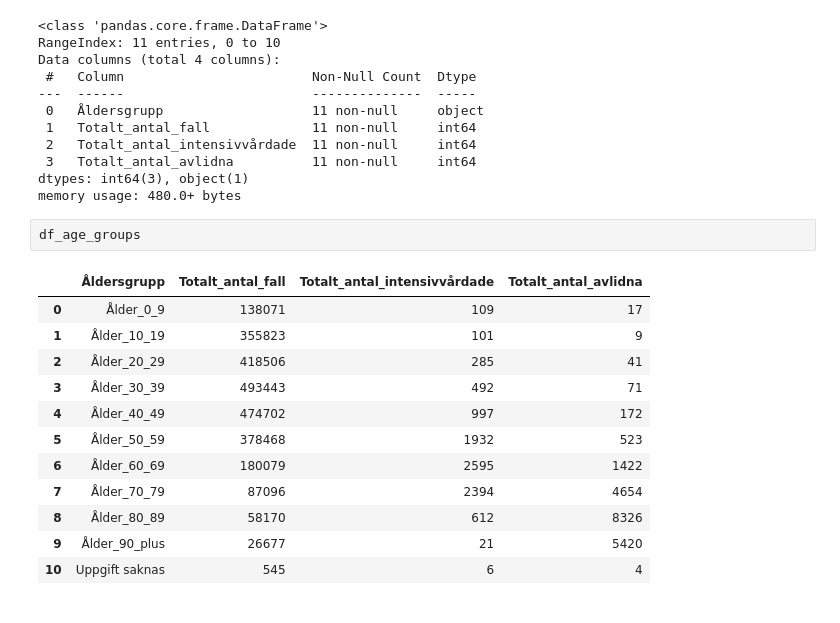
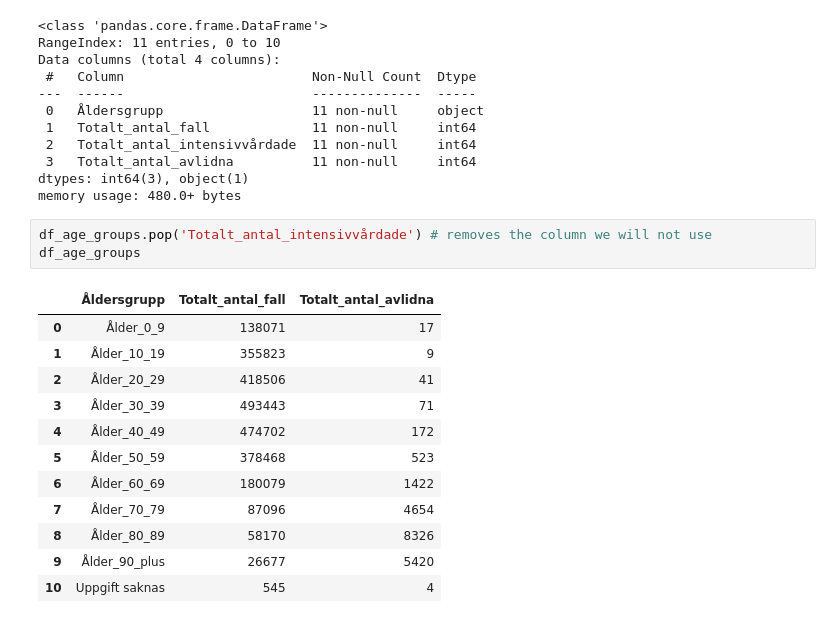
Before and after one commit to SCGlass/Data-Processing-Sam-Glass, a Jupyter notebook: Lab_Covid/Lab_exercise_3.ipynb, the cells around one changed output. Saved outputs shown, nothing was run; the diff lists cells and outputs as text.

```diff
--- a/Lab_Covid/Lab_exercise_3.ipynb
+++ b/Lab_Covid/Lab_exercise_3.ipynb
@@ -30,18 +30,19 @@ Data columns (total 4 columns):
  3   Totalt_antal_avlidna          11 non-null     int64
 dtypes: int64(3), object(1)
 memory usage: 480.0+ bytes
-# %%
-df_age_groups
-# %% [output]
-|  | Åldersgrupp | Totalt_antal_fall | Totalt_antal_intensivvårdade | Totalt_antal_avlidna |
-| 0 | Ålder_0_9 | 138071 | 109 | 17 |
-| 1 | Ålder_10_19 | 355823 | 101 | 9 |
-| 2 | Ålder_20_29 | 418506 | 285 | 41 |
-| 3 | Ålder_30_39 | 493443 | 492 | 71 |
-| 4 | Ålder_40_49 | 474702 | 997 | 172 |
-| 5 | Ålder_50_59 | 378468 | 1932 | 523 |
-| 6 | Ålder_60_69 | 180079 | 2595 | 1422 |
-| 7 | Ålder_70_79 | 87096 | 2394 | 4654 |
-| 8 | Ålder_80_89 | 58170 | 612 | 8326 |
-| 9 | Ålder_90_plus | 26677 | 21 | 5420 |
-| 10 | Uppgift saknas | 545 | 6 | 4 |
+# %%
+df_age_groups.pop('Totalt_antal_intensivvårdade') # removes the column we will not use
+df_age_groups
+# %% [output]
+|  | Åldersgrupp | Totalt_antal_fall | Totalt_antal_avlidna |
+| 0 | Ålder_0_9 | 138071 | 17 |
+| 1 | Ålder_10_19 | 355823 | 9 |
+| 2 | Ålder_20_29 | 418506 | 41 |
+| 3 | Ålder_30_39 | 493443 | 71 |
+| 4 | Ålder_40_49 | 474702 | 172 |
+| 5 | Ålder_50_59 | 378468 | 523 |
+| 6 | Ålder_60_69 | 180079 | 1422 |
+| 7 | Ålder_70_79 | 87096 | 4654 |
+| 8 | Ålder_80_89 | 58170 | 8326 |
+| 9 | Ålder_90_plus | 26677 | 5420 |
+| 10 | Uppgift saknas | 545 | 4 |
```
Also changed, not shown: parts of 7 cells of this notebook, 6 other files.
